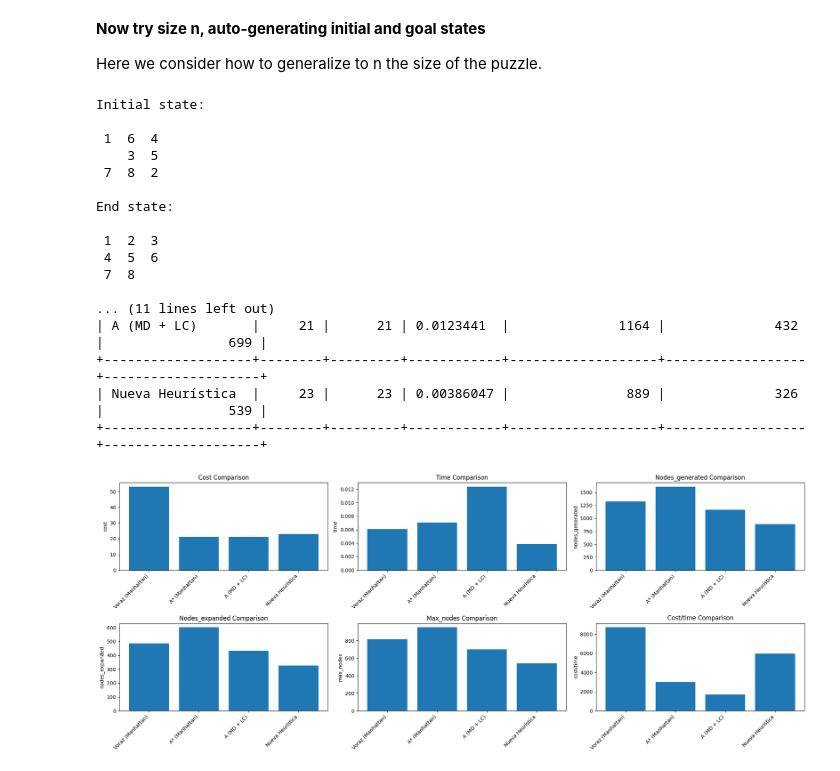
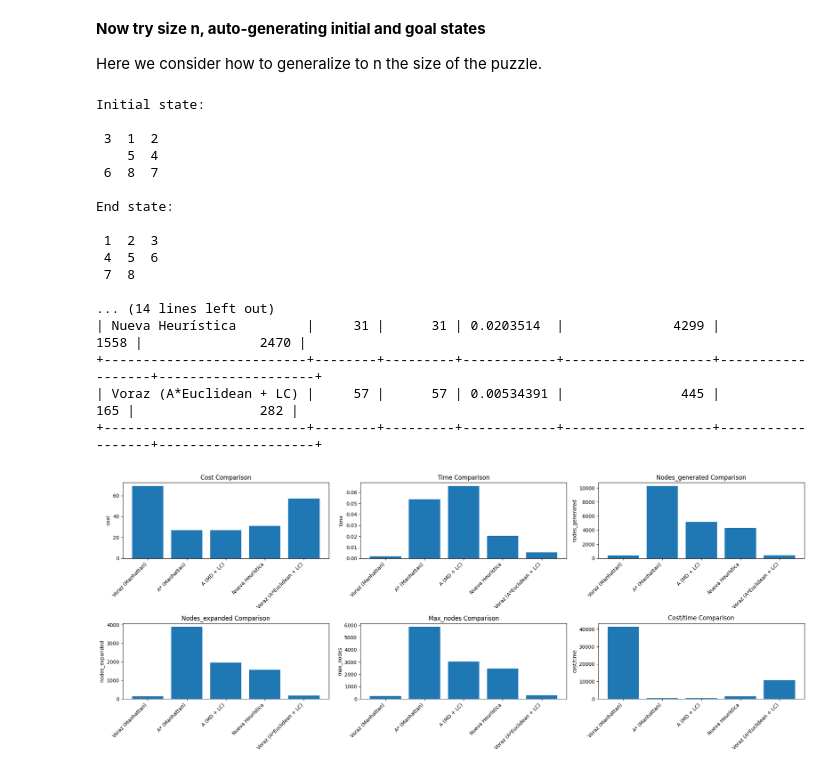
Before and after one commit to AdriaMB/University, a Jupyter notebook: SIN/Pract1/puzzle_p2.ipynb, the cells around one changed output. Cells and saved outputs as stored; diff of their text form; code cells hidden in the pictures.

```diff
--- a/SIN/Pract1/puzzle_p2.ipynb
+++ b/SIN/Pract1/puzzle_p2.ipynb
@@ -146 +148,13 @@ def rows_columns(state, end_state):
+# %%
+# New heuristic to be implemented: A*Euclidean + LC
+#
+#
+#
+
+def a_euclidean_lc(state, end_state):
+
+    # SUM euclidean + lc
+    tot  = 0
+    tot = a_euclidean(state, end_state) + getLinear_conflict(state, end_state)
+    return tot
 # %%
@@ -222,7 +234,15 @@ def run_algorithm(algorithm_name, initial_state, end_state, size, depth=50, heur
         solution_data = graphSearch(initial_state, end_state, lambda x:1,
                                     lambda s, es: a_euclidean(s, end_state), size)
         print("A*Euclidean executed")
+    elif algorithm_name == 'A* Euclidean + LC':
+        solution_data = graphSearch(initial_state, end_state, lambda x:1,
+                                    lambda s, es: a_euclidean_lc(s, end_state), size)
+        print("A*Euclidean + LC executed")
 
+    elif algorithm_name == 'Voraz (A*Euclidean + LC)':  # Greedy (A*Euclidean + LC)
+        a_euclidean_lc_h_search = lambda s, es_local=end_state: a_euclidean_lc(s, es_local)
+        solution_data = graphSearch(initial_state, end_state, lambda x: 0, a_euclidean_lc_h_search, size)
+        print("Voraz (A*Euclidean + LC) executed")
 
     ################################################################################################
 
@@ -258,6 +278,8 @@ def run_all_algorithms(initial_state, end_state, size, depth = 50):
         'Misplaced tiles',
         'Rows Columns',
         'A* Euclidean',
+        'A* Euclidean + LC',
+        'Voraz (A*Euclidean + LC)'
     ]
 
     results = {}
@@ -469,40 +502,41 @@ visualize_state(initial_state)
 
 print("\nEnd state:\n")
 visualize_state(end_state)
 
 # Running some specific algorithms
 results = {}
 
 print()
 alg_results = run_algorithm('Voraz (Manhattan)', initial_state, end_state, size)
 results.update(alg_results)
 alg_results = run_algorithm('A* (Manhattan)', initial_state, end_state, size)
 results.update(alg_results)
 alg_results = run_algorithm('A (MD + LC)', initial_state, end_state, size)
 results.update(alg_results)
 algo_result = run_algorithm('Nueva Heurística', initial_state, end_state, size)
 results.update(algo_result)
-
+algo_result = run_algorithm('Voraz (A*Euclidean + LC)', initial_state, end_state, size)
+results.update(algo_result)
 show_results(results)
 plot_algorithm_comparison(results)
 
 #show_path_for_algorithm(results, 'A (MD + LC)', size)
 # %% [output]
 Initial state:
 
- 1  6  4
-    3  5
- 7  8  2
+ 3  1  2
+    5  4
+ 6  8  7
 
 End state:
 
  1  2  3
  4  5  6
  7  8
 
-... (11 lines left out)
-| A (MD + LC)       |     21 |      21 | 0.0123441  |              1164 |              432 |                699 |
-+-------------------+--------+---------+------------+-------------------+------------------+--------------------+
-| Nueva Heurística  |     23 |      23 | 0.00386047 |               889 |              326 |                539 |
-+-------------------+--------+---------+------------+-------------------+------------------+--------------------+
+... (14 lines left out)
+| Nueva Heurística         |     31 |      31 | 0.0203514  |              4299 |             1558 |               2470 |
++--------------------------+--------+---------+------------+-------------------+------------------+--------------------+
+| Voraz (A*Euclidean + LC) |     57 |      57 | 0.00534391 |               445 |              165 |                282 |
++--------------------------+--------+---------+------------+-------------------+------------------+--------------------+
-[figure, old version]
+[figure, new version]
```
Also changed, not shown: parts of 7 cells of this notebook, 1 other file.
